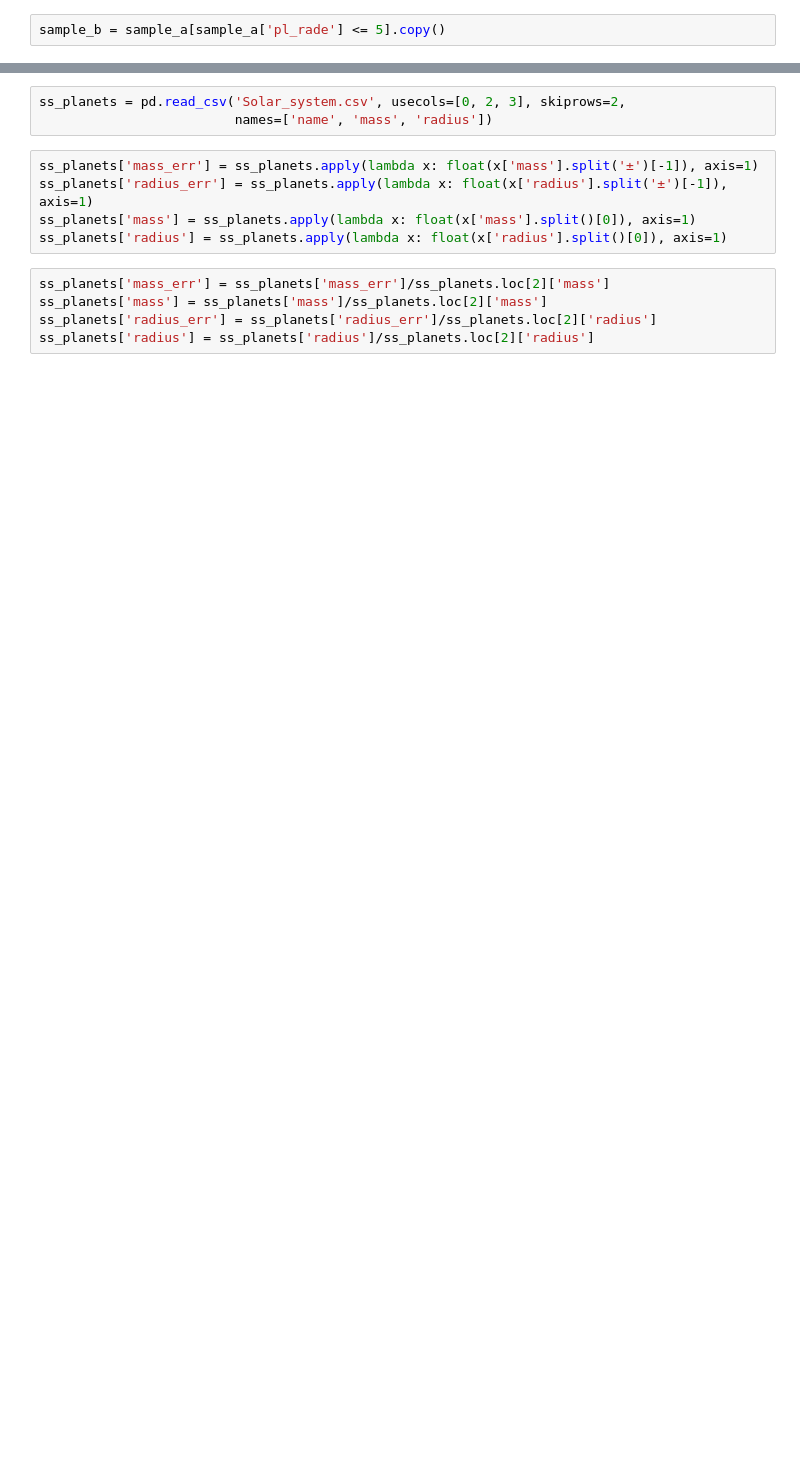
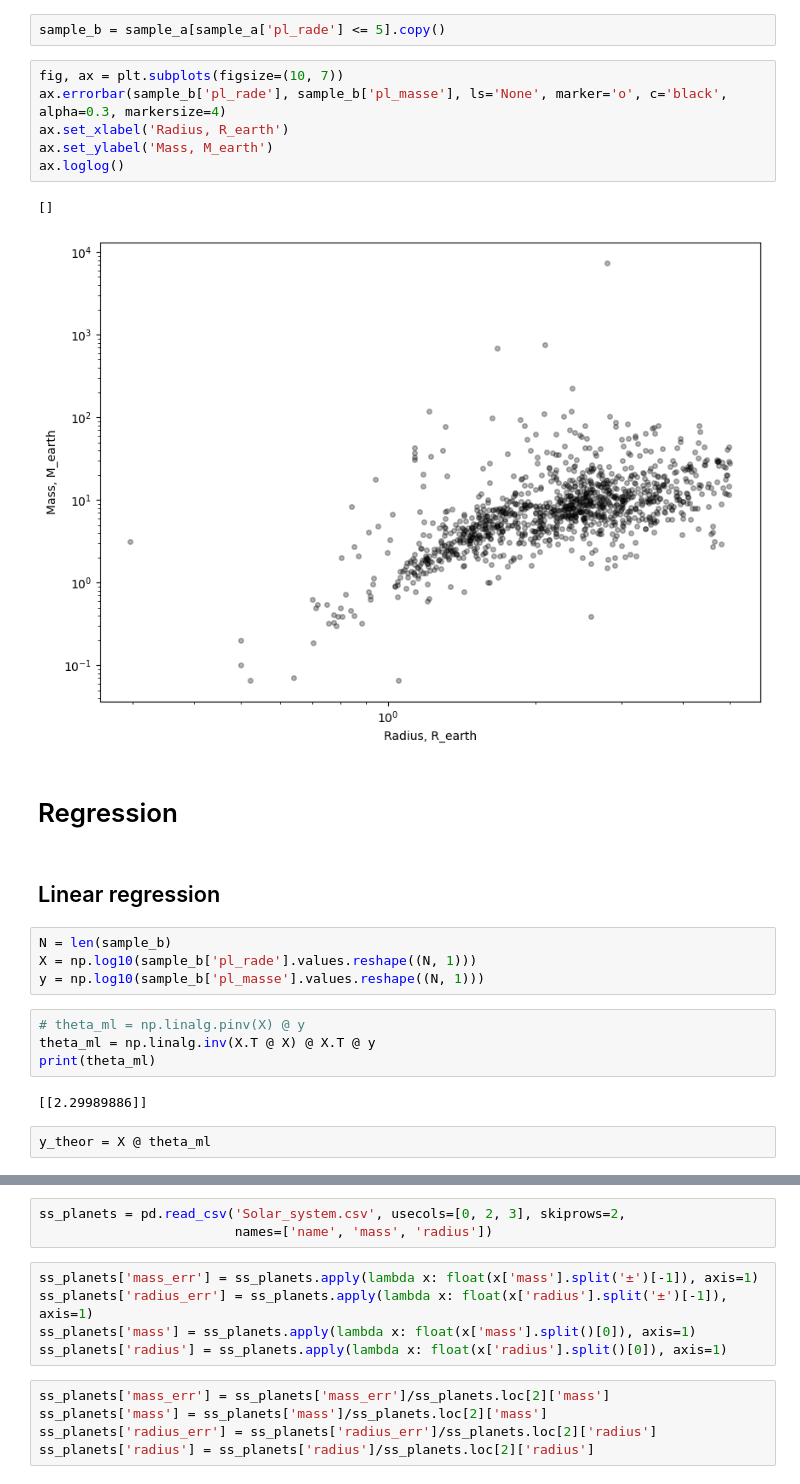
Before and after one commit to CosmicHitchhiker/ds_astro_2026s, a Jupyter notebook: ex4/ex4.ipynb, the cells around one changed output, grey strips where cells are left out. Saved outputs shown, nothing was run; the diff lists cells and outputs as text; blank space fills up the shorter version.

```diff
--- a/ex4/ex4.ipynb
+++ b/ex4/ex4.ipynb
@@ -24,2 +38,27 @@ plt.loglog()
 # %%
 sample_b = sample_a[sample_a['pl_rade'] <= 5].copy()
+# %%
+fig, ax = plt.subplots(figsize=(10, 7))
+ax.errorbar(sample_b['pl_rade'], sample_b['pl_masse'], ls='None', marker='o', c='black', alpha=0.3, markersize=4)
+ax.set_xlabel('Radius, R_earth')
+ax.set_ylabel('Mass, M_earth')
+ax.loglog()
+# %% [output]
+[]
+[figure, added]
+# %% [markdown]
+# Regression
+# %% [markdown]
+## Linear regression
+# %%
+N = len(sample_b)
+X = np.log10(sample_b['pl_rade'].values.reshape((N, 1)))
+y = np.log10(sample_b['pl_masse'].values.reshape((N, 1)))
+# %%
+# theta_ml = np.linalg.pinv(X) @ y
+theta_ml = np.linalg.inv(X.T @ X) @ X.T @ y
+print(theta_ml)
+# %% [output]
+[[2.29989886]]
+# %%
+y_theor = X @ theta_ml
```
Also changed, not shown: parts of 41 cells of this notebook.
